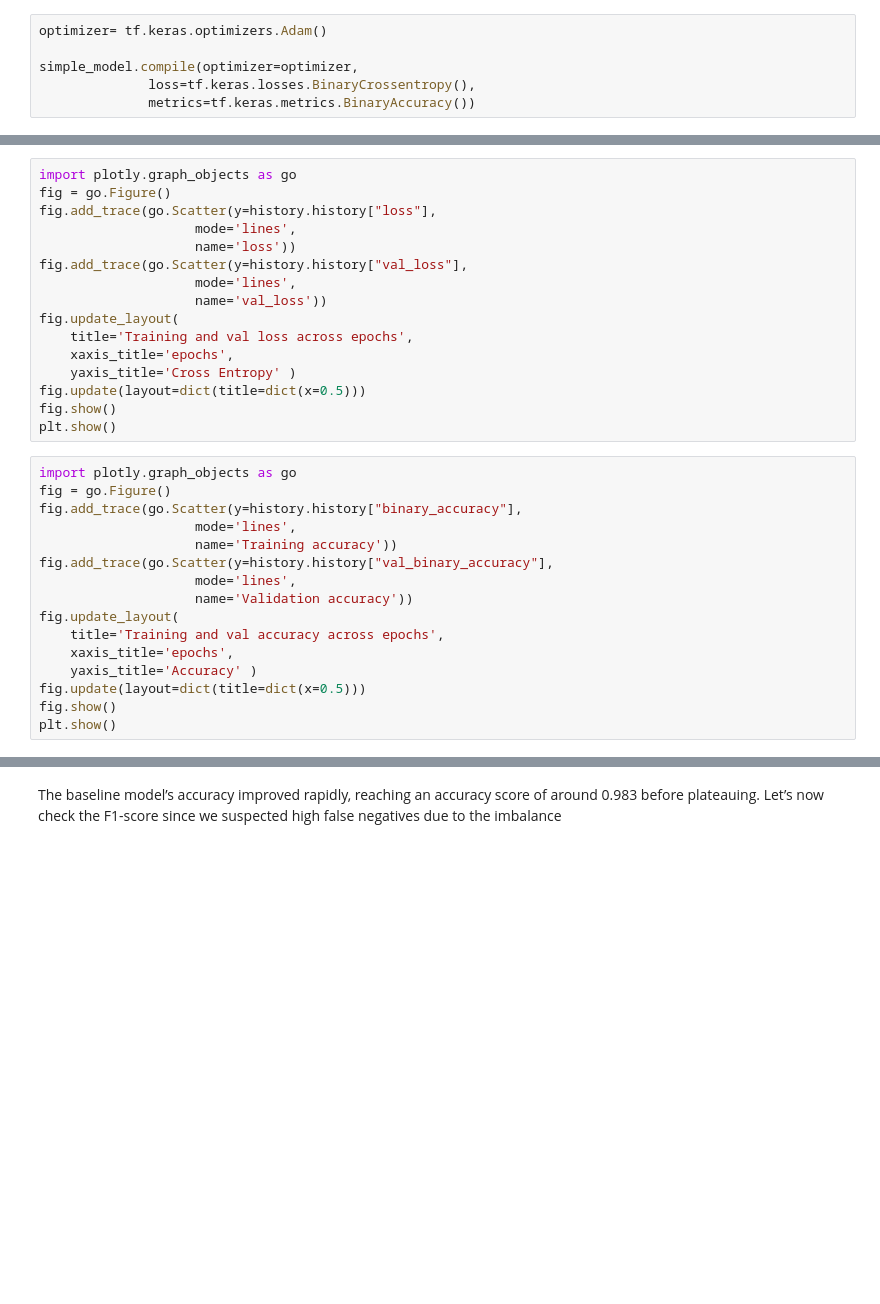
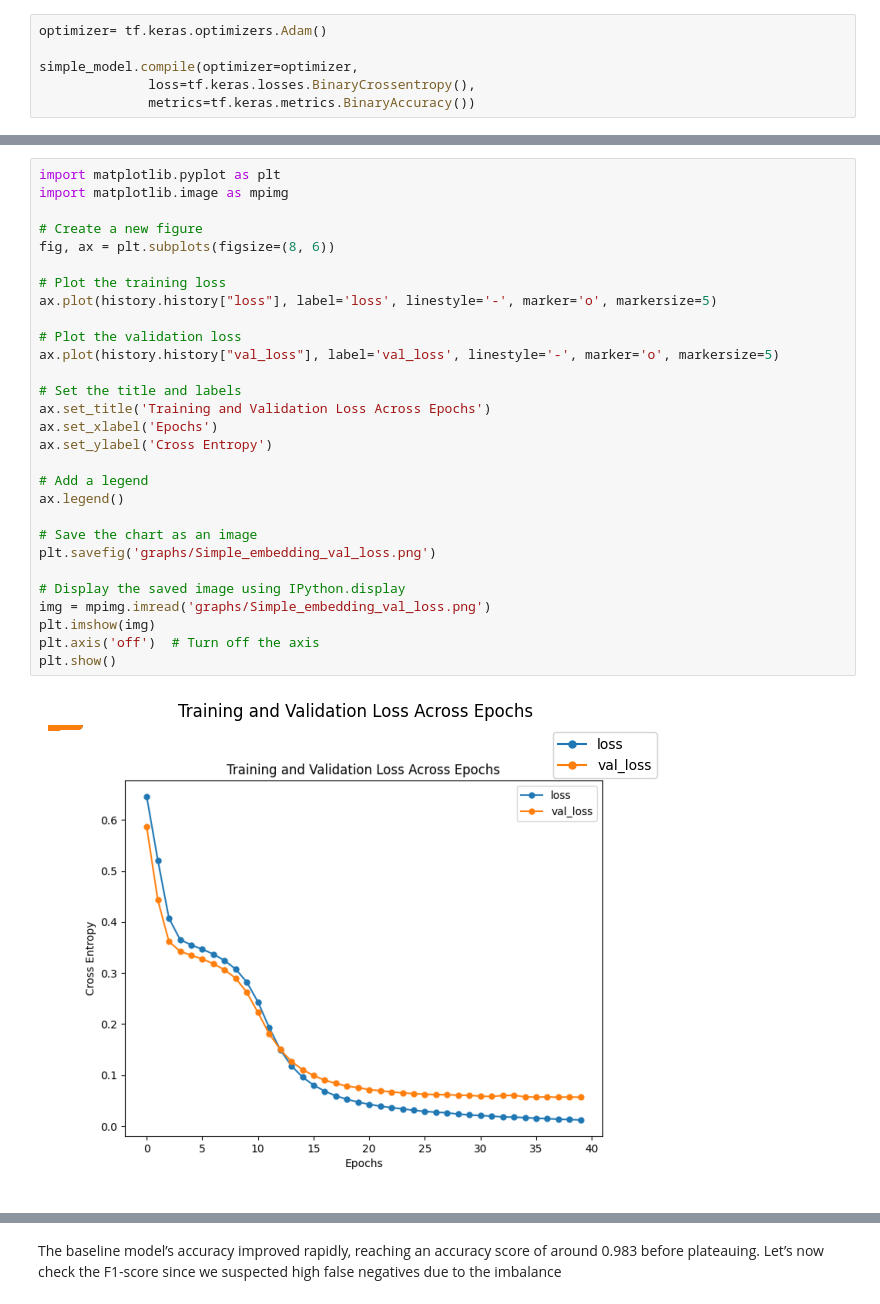
Before and after one commit to billel0912/Bloc_04_Deep_learning, a Jupyter notebook: 01_AT&T_spam_detector_final.ipynb, the cells around one changed output, grey strips where cells are left out. Saved outputs shown, nothing was run; the diff lists cells and outputs as text; blank space fills up the shorter version.

```diff
--- a/01_AT&T_spam_detector_final.ipynb
+++ b/01_AT&T_spam_detector_final.ipynb
@@ -281,32 +296,31 @@ Epoch 40/40
-# %%
-import plotly.graph_objects as go
-fig = go.Figure()
-fig.add_trace(go.Scatter(y=history.history["loss"],
-                    mode='lines',
-                    name='loss'))
-fig.add_trace(go.Scatter(y=history.history["val_loss"],
-                    mode='lines',
-                    name='val_loss'))
-fig.update_layout(
-    title='Training and val loss across epochs',
-    xaxis_title='epochs',
-    yaxis_title='Cross Entropy' )
-fig.update(layout=dict(title=dict(x=0.5)))
-fig.show()
-plt.show()
-# %%
-import plotly.graph_objects as go
-fig = go.Figure()
-fig.add_trace(go.Scatter(y=history.history["binary_accuracy"],
-                    mode='lines',
-                    name='Training accuracy'))
-fig.add_trace(go.Scatter(y=history.history["val_binary_accuracy"],
-                    mode='lines',
-                    name='Validation accuracy'))
-fig.update_layout(
-    title='Training and val accuracy across epochs',
-    xaxis_title='epochs',
-    yaxis_title='Accuracy' )
-fig.update(layout=dict(title=dict(x=0.5)))
-fig.show()
-plt.show()
+# %%
+import matplotlib.pyplot as plt
+import matplotlib.image as mpimg
+
+# Create a new figure
+fig, ax = plt.subplots(figsize=(8, 6))
+
+# Plot the training loss
+ax.plot(history.history["loss"], label='loss', linestyle='-', marker='o', markersize=5)
+
+# Plot the validation loss
+ax.plot(history.history["val_loss"], label='val_loss', linestyle='-', marker='o', markersize=5)
+
+# Set the title and labels
+ax.set_title('Training and Validation Loss Across Epochs')
+ax.set_xlabel('Epochs')
+ax.set_ylabel('Cross Entropy')
+
+# Add a legend
+ax.legend()
+
+# Save the chart as an image
+plt.savefig('graphs/Simple_embedding_val_loss.png')
+
+# Display the saved image using IPython.display
+img = mpimg.imread('graphs/Simple_embedding_val_loss.png')
+plt.imshow(img)
+plt.axis('off')  # Turn off the axis
+plt.show()
+# %% [output]
+[figure, added]
```
Also changed, not shown: parts of 23 cells of this notebook, 6 other files.
